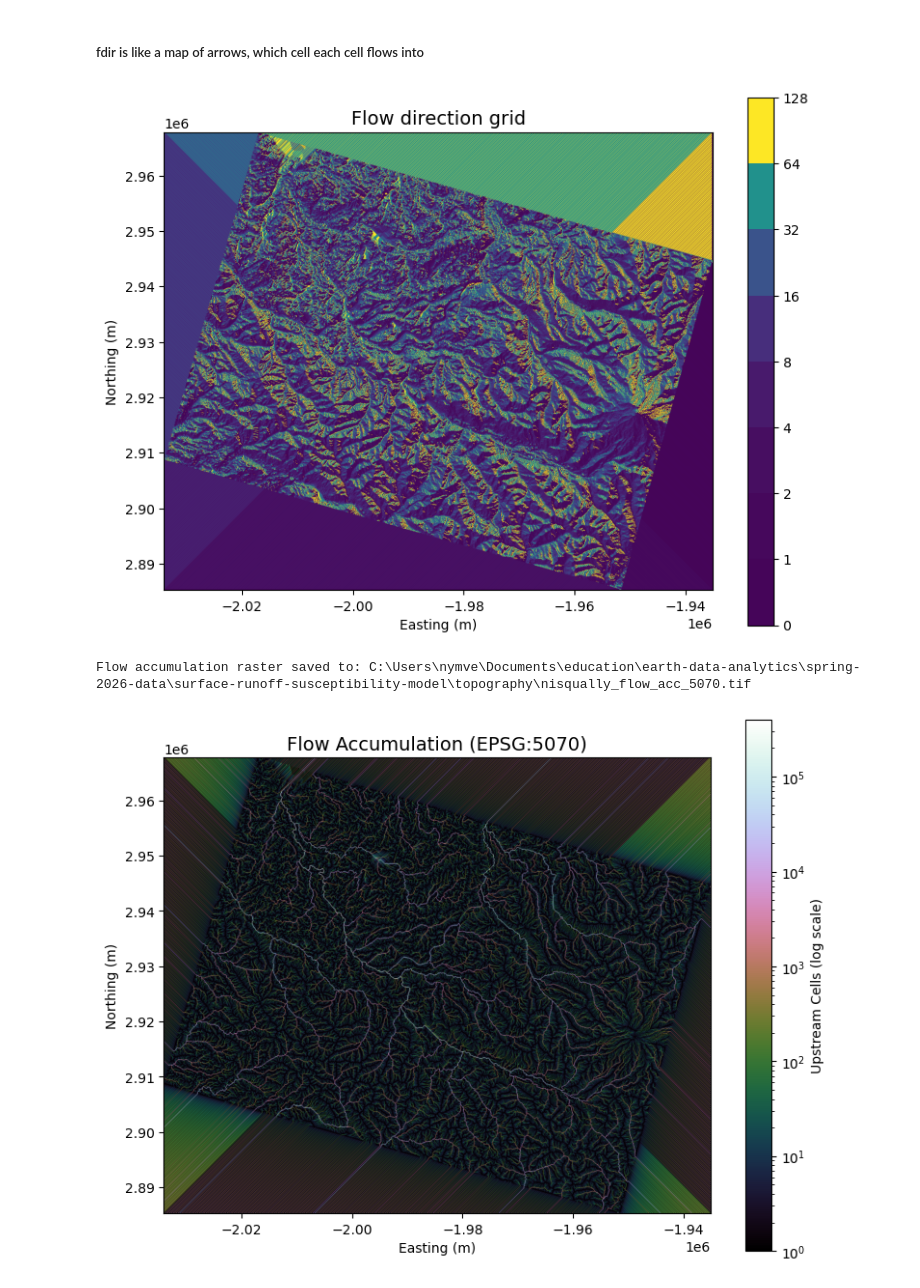
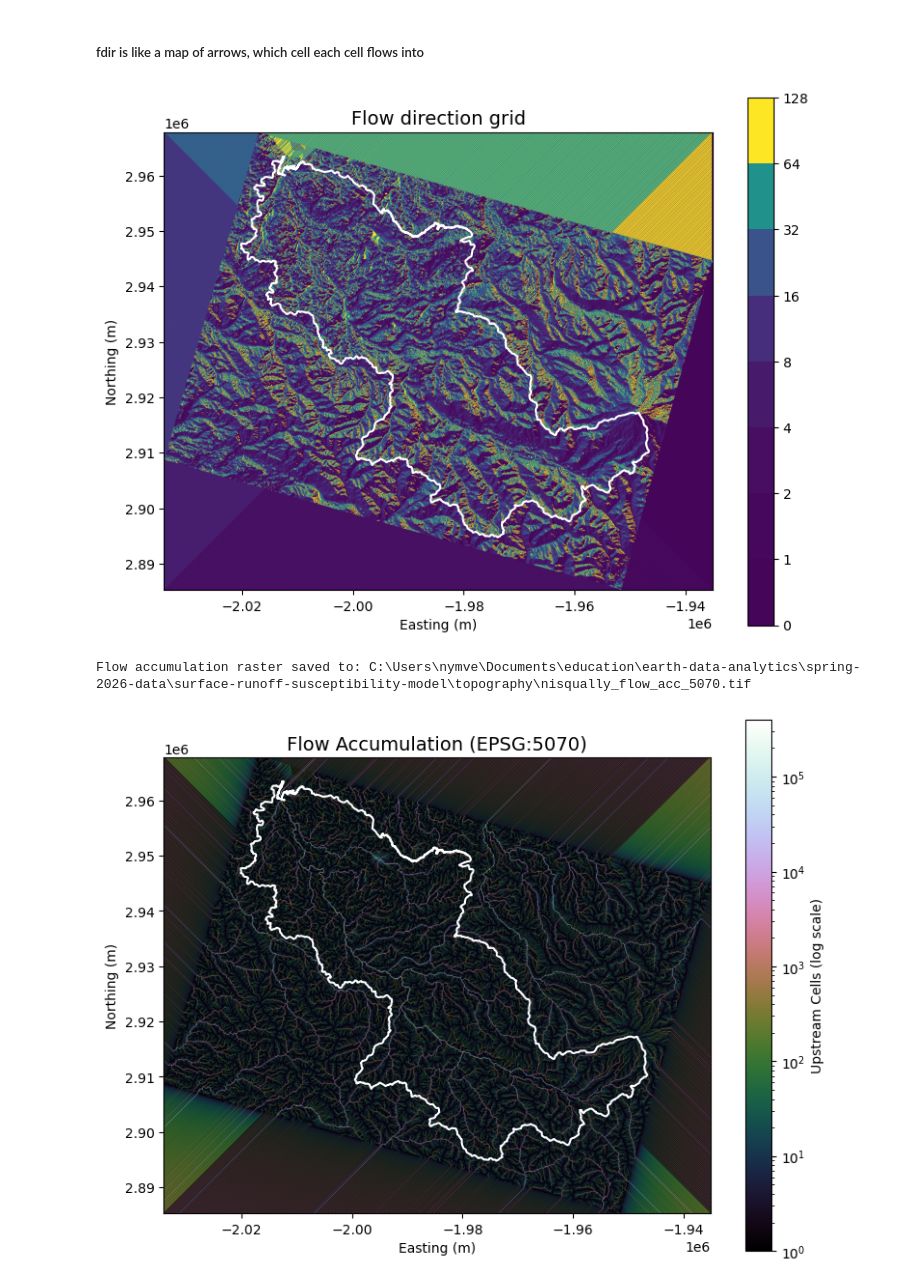
Before and after one commit to nym-veach/surface-runoff-susceptibility-model, a Jupyter notebook: notebooks/01-download-data.ipynb, the cells around one changed output. Saved outputs shown, nothing was run; the diff lists cells and outputs as text; code cells hidden in the pictures.

```diff
--- a/notebooks/01-download-data.ipynb
+++ b/notebooks/01-download-data.ipynb
@@ -897,0 +904,4 @@ Index(['areasymbol', 'spatialver', 'musym', 'mukey', 'shape_length',
+# %%
+# Make sure in same CRS for clipping and plotting
+soil_gdf_5070 = soils_gdf.to_crs("EPSG:5070")
+nisqually_gdf_5070 = nisqually_gdf.to_crs("EPSG:5070")
@@ -1045,6 +1140,9 @@ im = ax.imshow(
     zorder=2
 )
 
+# Add watershed boundary on top
+nisqually_gdf_5070.boundary.plot(ax=ax, edgecolor="white")
+
 boundaries = [0] + sorted(list(dirmap))
 plt.colorbar(im, boundaries=boundaries, values=sorted(dirmap))
 
@@ -1056,7 +1154,7 @@ ax.grid(zorder=-1)
 plt.tight_layout()
 plt.show()
 # %% [output]
-[figure, old version]
+[figure, new version]
 # %%
 # Calcuate flow accumulation
 acc = grid.accumulation(fdir, dirmap=dirmap)
@@ -1070,11 +1168,6 @@ print("Flow accumulation raster saved to:", flow_acc_path)
 # %% [output]
 Flow accumulation raster saved to: C:\Users\nymve\Documents\education\earth-data-analytics\spring-2026-data\surface-runoff-susceptibility-model\topography\nisqually_flow_acc_5070.tif
 # %%
-import numpy as np
-import matplotlib.pyplot as plt
-from matplotlib import colors
-import matplotlib.cm as cm
-import rioxarray as rxr
 
 # Open saved 5070 flow accumulation raster
 nisqually_flow_acc = rxr.open_rasterio(flow_acc_path, masked=True).squeeze()
@@ -1084,31 +1177,34 @@ acc_plot = np.where(nisqually_flow_acc <= 0, np.nan, nisqually_flow_acc)
 
 # Colormap
 cmap = cm.get_cmap("cubehelix").copy()
 cmap.set_bad("white")
 
 # Bounds for imshow need order: left, right, bottom, top
 left, bottom, right, top = nisqually_flow_acc.rio.bounds()
 
 # Plot flow accumulation with log scale
 fig, ax = plt.subplots(figsize=(8, 6))
 fig.patch.set_alpha(0)
 ax.grid(zorder=0)
 
 im = ax.imshow(
     acc_plot,
     extent=(left, right, bottom, top),
     cmap=cmap,
     norm=colors.LogNorm(vmin=1, vmax=np.nanmax(acc_plot)),
     interpolation="bilinear",
     zorder=2
 )
 
+# Add watershed boundary on top
+nisqually_gdf_5070.boundary.plot(ax=ax, edgecolor="white")
+
 plt.colorbar(im, ax=ax, label="Upstream Cells (log scale)")
 ax.set_title("Flow Accumulation (EPSG:5070)", size=14)
 ax.set_xlabel("Easting (m)")
 ax.set_ylabel("Northing (m)")
 
 plt.tight_layout()
 plt.show()
 # %% [output]
-[figure, old version]
+[figure, new version]
```
Also changed, not shown: parts of 11 cells of this notebook.
